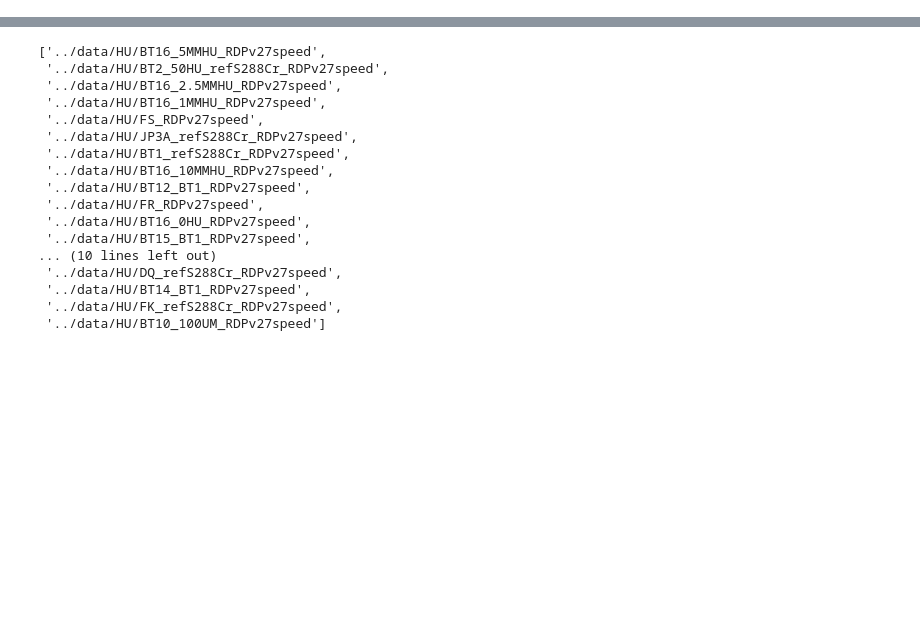
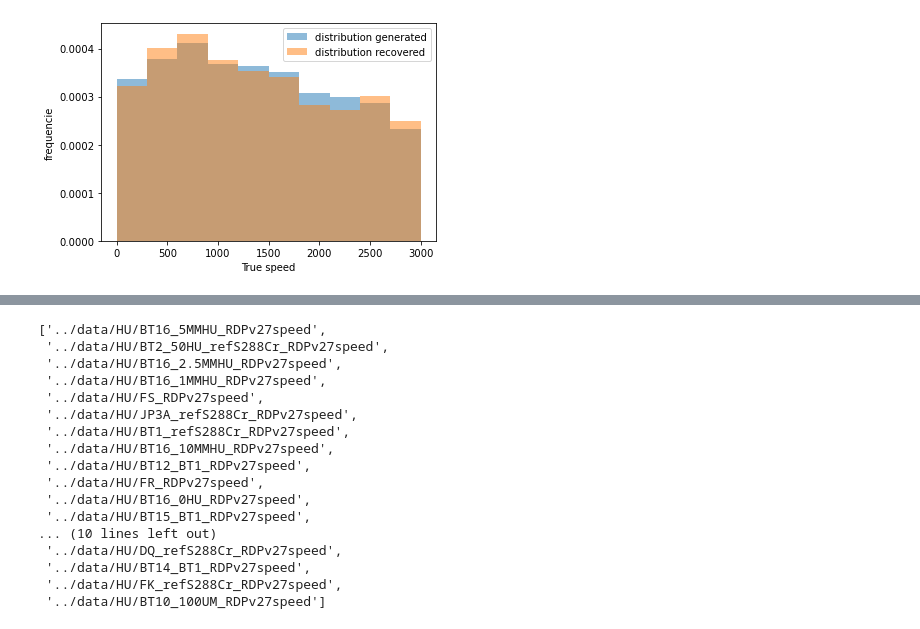
Before and after one commit to organic-chemistry/simunano, a Jupyter notebook: notebooks/Extract_distribution.ipynb, the cells around one changed output, grey strips where cells are left out. Cells and saved outputs as stored; diff of their text form; code cells hidden in the pictures; blank space fills up the shorter version.

```diff
--- a/notebooks/Extract_distribution.ipynb
+++ b/notebooks/Extract_distribution.ipynb
@@ -44,0 +56,8 @@ rdp
+# %%
+if type(rdp_on_uniform) == str:
+    rdp = pd.read_csv(rdp_on_uniform,sep="\t")
+else:
+    rdp  = pd.concat([pd.read_csv(rdp_on_uniformi,sep="\t") for rdp_on_uniformi in rdp_on_uniform])
+    rdp[rdp_speed]=rdp["speed"]
+    rdp["true_speed"]=rdp["speed0"]
+rdp
@@ -45,3 +86,16 @@ rdp
+# %%
+density=True
+end=3000
+hist(speeds_ori,range=[0,end],density=density,alpha=0.5,label="distribution generated")
+hist(rdp["true_speed"],range=[0,end],density=density,alpha=0.5,label="distribution recovered")
+legend()
+xlabel("True speed")
+if density:
+    ylabel("frequencie")
+else:
+    ylabel("#")
+# %% [output]
+[figure, added]
 # %%
 import ast
 true_speed ={}
```
Also changed, not shown: parts of 27 cells of this notebook, 2 other files.
